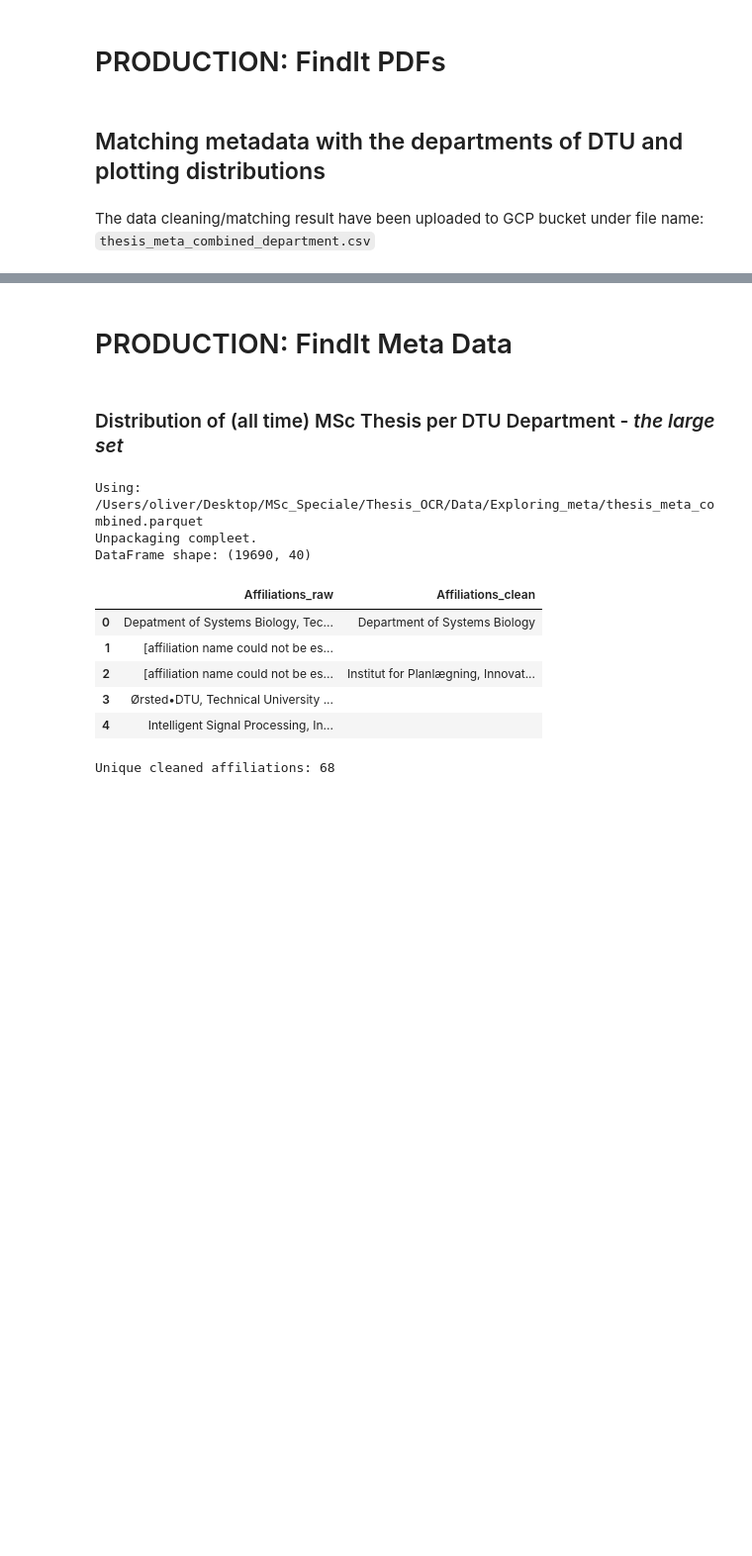
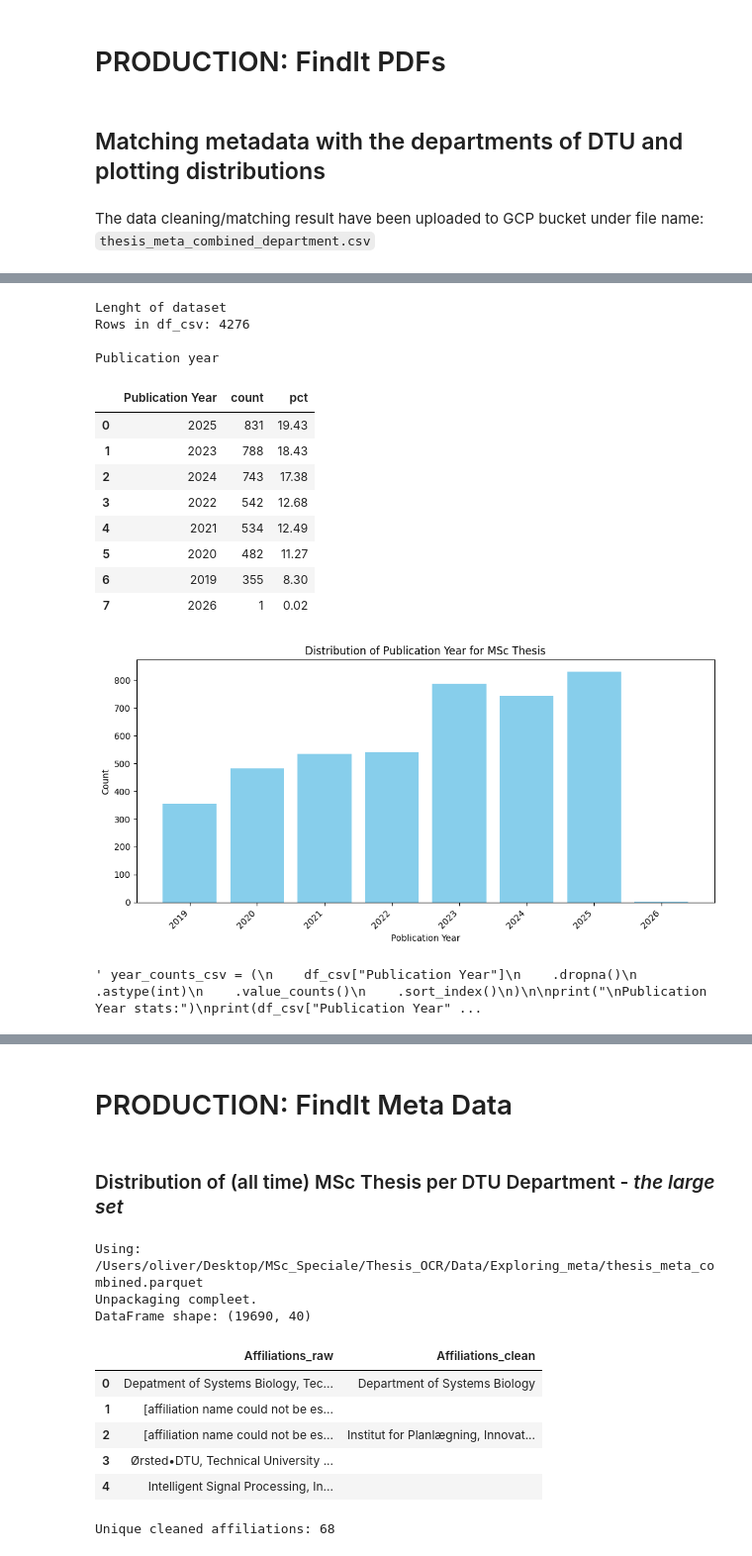
Before and after one commit to OliverKviat/Thesis_OCR, a Jupyter notebook: exploring_data/SANDBOX_Exploring_track1.ipynb, the cells around one changed output, grey strips where cells are left out. Shown at 99% size. Saved outputs shown, nothing was run; the diff lists cells and outputs as text; code cells hidden in the pictures; blank space fills up the shorter version.

```diff
--- a/exploring_data/SANDBOX_Exploring_track1.ipynb
+++ b/exploring_data/SANDBOX_Exploring_track1.ipynb
@@ -18,6 +18,7 @@ with open('../Data/Departments_DTU_all.json', 'r') as f:
 ### Importing the csv file with all metadata
 csv_path = "../Data/Exploring_meta/thesis_meta_combined_filtered.csv"
 df_csv = pd.read_csv(csv_path, sep=";", encoding="utf-8")
+df_csv = df_csv.drop_duplicates()  # Remove duplicates if needed
 
 print("Loaded the metadata with a shape of: ", df_csv.shape)
 #display(df_csv.head())
@@ -156,0 +182,48 @@ plt.show()
+# %%
+# --- Quick validation ---
+print("\nLenght of dataset")
+required_cols = ["Publication Year", "Author", "Department_new"]
+missing_cols = [c for c in required_cols if c not in df_csv.columns]
+if missing_cols:
+    raise KeyError(f"Missing required columns in df_csv: {missing_cols}")
+
+n_rows = len(df_csv)
+print(f"Rows in df_csv: {n_rows}")
+
+# --- 1) Publication Year: distribution + basic stats ---
+print("\nPublication year")
+# 1.1) Table of distribution of publication year
+title_stats = (
+    df_csv["Publication Year"]
+    .value_counts(dropna=False)
+    .rename_axis("Publication Year")
+    .reset_index(name="count")
+)
+title_stats["pct"] = (title_stats["count"] / n_rows * 100).round(2)
+display(title_stats)
+
+# 1.2) Bar chart of distribution of publication year
+plt.figure(figsize=(10, 5))
+plt.bar(title_stats["Publication Year"], title_stats["count"], color="skyblue")
+plt.xlabel("Poblication Year")
+plt.ylabel("Count")
+plt.title("Distribution of Publication Year for MSc Thesis")
+plt.xticks(rotation=45, ha="right")
+plt.tight_layout()
+plt.show()
+# %% [output]
+Lenght of dataset
+Rows in df_csv: 4276
+
+Publication year
+|  | Publication Year | count | pct |
+| 0 | 2025 | 831 | 19.43 |
+| 1 | 2023 | 788 | 18.43 |
+| 2 | 2024 | 743 | 17.38 |
+| 3 | 2022 | 542 | 12.68 |
+| 4 | 2021 | 534 | 12.49 |
+| 5 | 2020 | 482 | 11.27 |
+| 6 | 2019 | 355 | 8.30 |
+| 7 | 2026 | 1 | 0.02 |
+[figure, added]
+' year_counts_csv = (\n    df_csv["Publication Year"]\n    .dropna()\n    .astype(int)\n    .value_counts()\n    .sort_index()\n)\n\nprint("\nPublication Year stats:")\nprint(df_csv["Publication Year" ...
```
Also changed, not shown: parts of 14 cells of this notebook, 1 other file.
